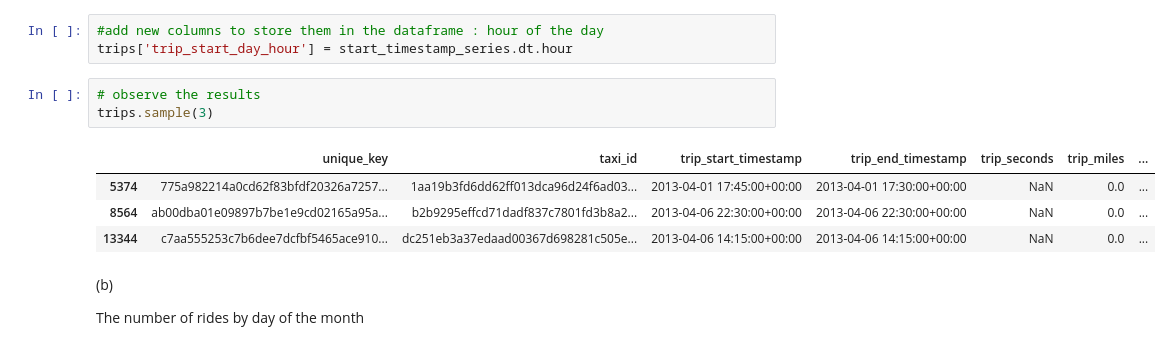
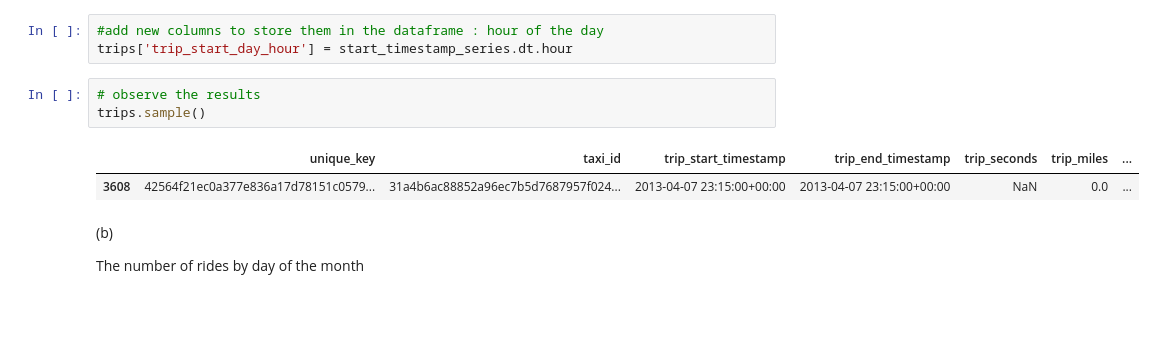
Before and after one commit to annyfan/550, a Jupyter notebook: IFT_6758_HW_1.ipynb, the cells around one changed output. Drawn from its saved outputs; the diff is of its cells as text; blank space fills up the shorter version.

```diff
--- a/IFT_6758_HW_1.ipynb
+++ b/IFT_6758_HW_1.ipynb
@@ -374,12 +374,10 @@ trips['trip_start_week_day'] = start_timestamp_series.dt.day_name()
 trips['trip_start_day_hour'] = start_timestamp_series.dt.hour
 # %%
 # observe the results
-trips.sample(3)
+trips.sample()
 # %% [output]
 |  | unique_key | taxi_id | trip_start_timestamp | trip_end_timestamp | trip_seconds | trip_miles | ... |
-| 5374 | 775a982214a0cd62f83bfdf20326a7257... | 1aa19b3fd6dd62ff013dca96d24f6ad03... | 2013-04-01 17:45:00+00:00 | 2013-04-01 17:30:00+00:00 | NaN | 0.0 | ... |
-| 8564 | ab00dba01e09897b7be1e9cd02165a95a... | b2b9295effcd71dadf837c7801fd3b8a2... | 2013-04-06 22:30:00+00:00 | 2013-04-06 22:30:00+00:00 | NaN | 0.0 | ... |
-| 13344 | c7aa555253c7b6dee7dcfbf5465ace910... | dc251eb3a37edaad00367d698281c505e... | 2013-04-06 14:15:00+00:00 | 2013-04-06 14:15:00+00:00 | NaN | 0.0 | ... |
+| 3608 | 42564f21ec0a377e836a17d78151c0579... | 31a4b6ac88852a96ec7b5d7687957f024... | 2013-04-07 23:15:00+00:00 | 2013-04-07 23:15:00+00:00 | NaN | 0.0 | ... |
 # %% [markdown]
 (b)
 
```
